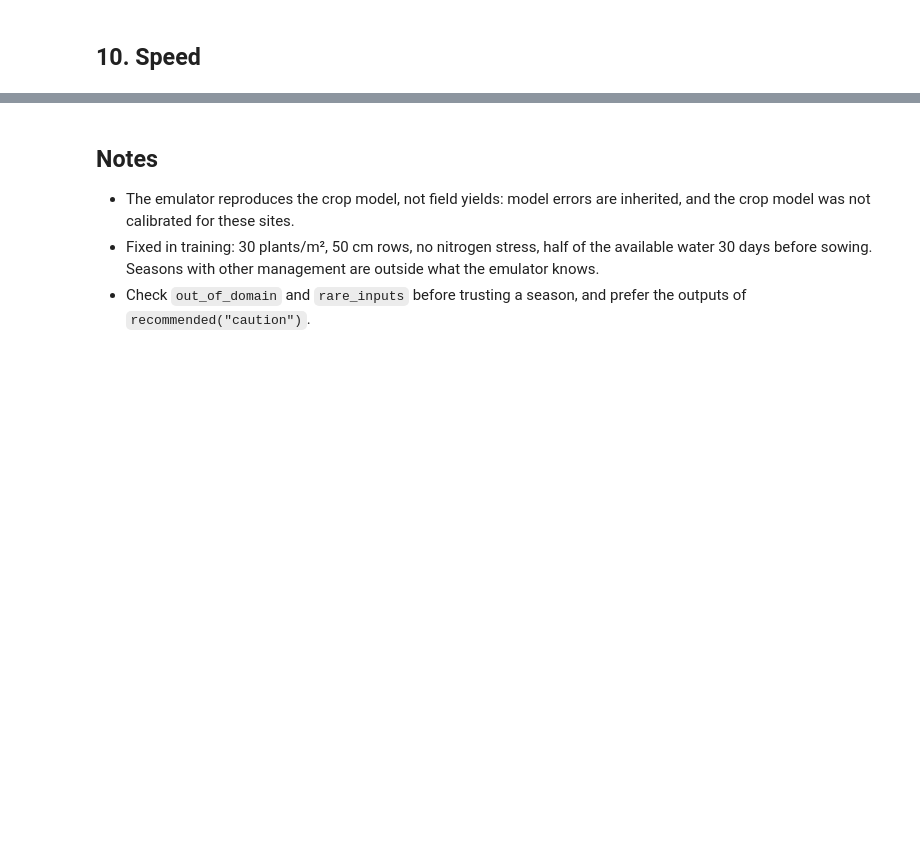
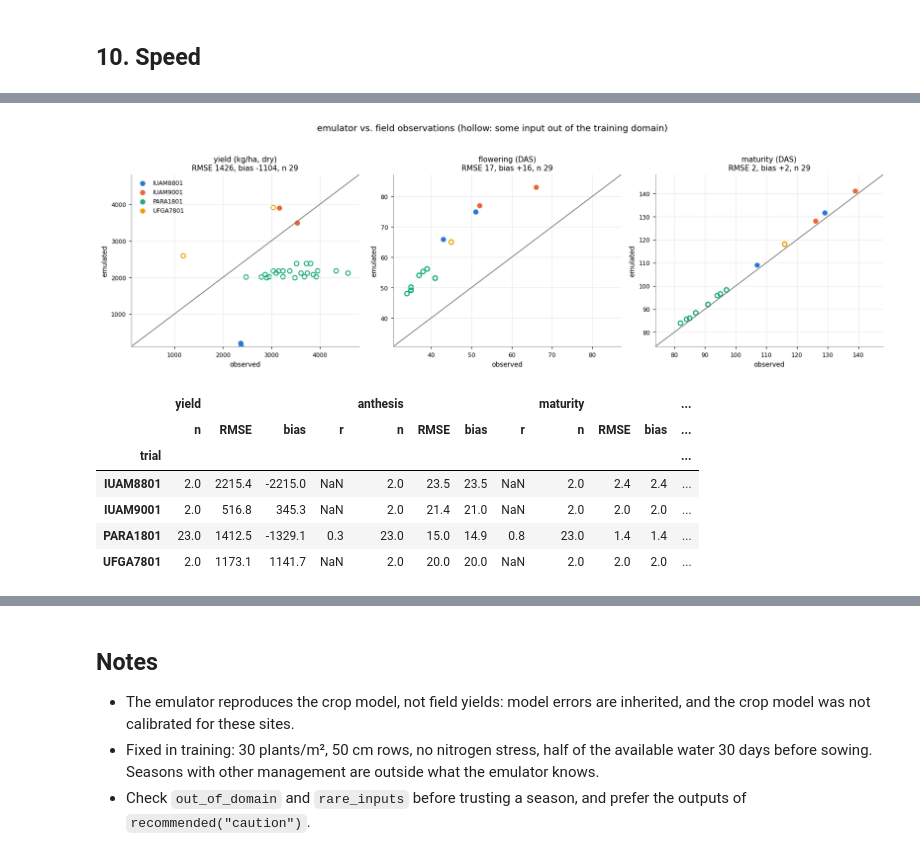
Before and after one commit to fcoliveira-utfpr/emulator_crop, a Jupyter notebook: examples/aquacrop_soybean.ipynb, the cells around one changed output, grey strips where cells are left out. Saved outputs shown, nothing was run; the diff lists cells and outputs as text; code cells hidden in the pictures; blank space fills up the shorter version.

```diff
--- a/examples/aquacrop_soybean.ipynb
+++ b/examples/aquacrop_soybean.ipynb
@@ -543,0 +752,20 @@ the crop model itself takes ~0.1-1 s per season (plus writing and reading its fi
+# %%
+def load_trial(t):
+    # treatments (only those at the sites above) and observations of a trial
+    x = read_experiment(FILES / f"Soybean/{t}.SBX")
+    return x[x["WSTA"].isin(SITES)], read_observed(FILES / f"Soybean/{t}.SBA")
+
+trials = {t: load_trial(t) for t in TRIALS}
+rows = []
+for t, (x, obs) in trials.items():
+    for trno, r in x.iterrows():
+        mat = obs.loc[trno, "MDAT"] if trno in obs.index and "MDAT" in obs else pd.NaT
+        if pd.notna(mat):
+            w = season_weather(r["WSTA"], r["sowing"])
+            rows.append({"trial": t, "cultivar": r["CNAME"].strip(), "sowing": r["sowing"],
+                         "maturity (DAS)": (mat - r["sowing"]).days,
+                         "gdd_maturity": cropemu.gdd_between(w, r["sowing"], mat)})
+gdd_obs = pd.DataFrame(rows).drop_duplicates(["trial", "cultivar", "sowing"])
+lo, hi = emu.card["domain"]["gdd_maturity"]["min"], emu.card["domain"]["gdd_maturity"]["max"]
+print(f"training range of gdd_maturity: {lo:.0f}-{hi:.0f} °C·d")
+gdd_obs.round(0)
@@ -543,0 +832,34 @@ the crop model itself takes ~0.1-1 s per season (plus writing and reading its fi
+# %%
+def scores(d, a, b):
+    d = d[[a, b]].dropna()
+    e = d[b] - d[a]
+    return pd.Series({"n": len(d), "RMSE": np.sqrt((e ** 2).mean()), "bias": e.mean(),
+                      "r": d[a].corr(d[b]) if len(d) > 2 else np.nan})
+
+fig, axes = plt.subplots(1, 3, figsize=(15, 4.6))
+groups = list(field.groupby("trial"))
+for ax, (v, lab) in zip(axes, [("yield", 'yield (kg/ha, dry)')] + [('anthesis', 'flowering (DAS)'), ('maturity', 'maturity (DAS)')]):
+    for i, (t, d) in enumerate(groups):
+        d = d.dropna(subset=["obs_" + v])
+        ood = d["out_of_domain"] != ""
+        ax.scatter(d.loc[~ood, "obs_" + v], d.loc[~ood, v], color=SERIES[i], s=36, label=t)
+        ax.scatter(d.loc[ood, "obs_" + v], d.loc[ood, v], facecolor="none", edgecolor=SERIES[i], s=36, lw=1.4)
+    lim = np.nanpercentile(field[["obs_" + v, v]].to_numpy(float), [0, 100])
+    lim = [lim[0] * 0.9, lim[1] * 1.05]
+    ax.plot(lim, lim, color="0.4", lw=1); ax.set(xlim=lim, ylim=lim)
+    sc = scores(field, "obs_" + v, v)
+    ax.set(xlabel="observed", ylabel="emulated", title=f"{lab}\nRMSE {sc['RMSE']:.0f}, bias {sc['bias']:+.0f}, n {sc['n']:.0f}")
+axes[0].legend(loc="upper left")
+fig.suptitle("emulator vs. field observations (hollow: some input out of the training domain)", y=1.03)
+fig.tight_layout(); plt.show()
+pd.concat({v: field.groupby("trial")[["obs_" + v, v]].apply(lambda d, v=v: scores(d, "obs_" + v, v))
+           for v in ("yield", "anthesis", "maturity")}, axis=1).round(1)
+# %% [output]
+[figure, added]
+|  | yield |  |  |  | anthesis |  |  |  | maturity |  |  | ... |
+|  | n | RMSE | bias | r | n | RMSE | bias | r | n | RMSE | bias | ... |
+| trial |  |  |  |  |  |  |  |  |  |  |  | ... |
+| IUAM8801 | 2.0 | 2215.4 | -2215.0 | NaN | 2.0 | 23.5 | 23.5 | NaN | 2.0 | 2.4 | 2.4 | ... |
+| IUAM9001 | 2.0 | 516.8 | 345.3 | NaN | 2.0 | 21.4 | 21.0 | NaN | 2.0 | 2.0 | 2.0 | ... |
+| PARA1801 | 23.0 | 1412.5 | -1329.1 | 0.3 | 23.0 | 15.0 | 14.9 | 0.8 | 23.0 | 1.4 | 1.4 | ... |
+| UFGA7801 | 2.0 | 1173.1 | 1141.7 | NaN | 2.0 | 20.0 | 20.0 | NaN | 2.0 | 2.0 | 2.0 | ... |
```
Also changed, not shown: parts of 28 cells of this notebook, 19 other files.
